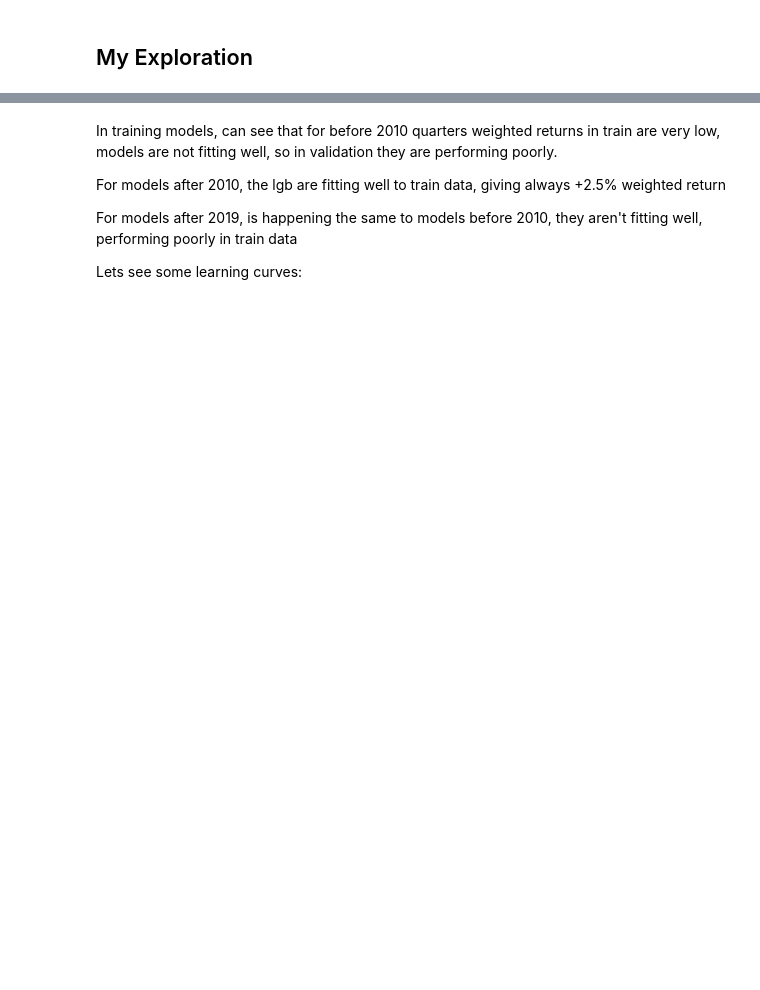
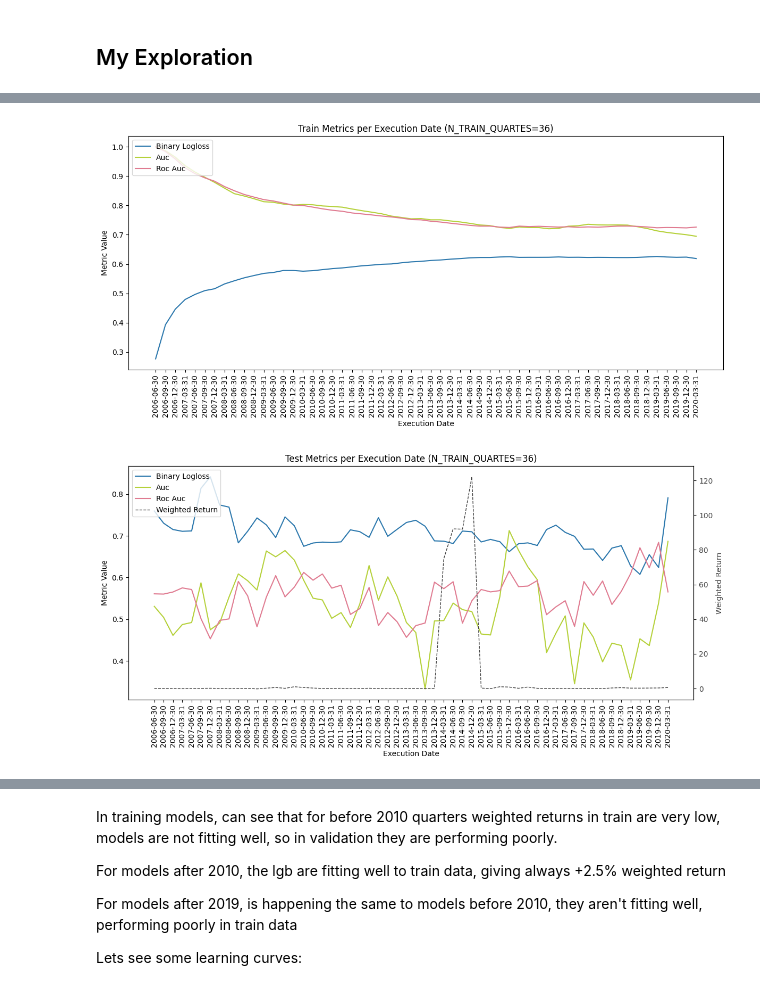
Before and after one commit to Riemann-def/zrive-ds, a Jupyter notebook: src/module_5/module5.ipynb, the cells around one changed output, grey strips where cells are left out. Saved outputs shown, nothing was run; the diff lists cells and outputs as text; code cells hidden in the pictures; blank space fills up the shorter version.

```diff
--- a/src/module_5/module5.ipynb
+++ b/src/module_5/module5.ipynb
@@ -301,0 +342,59 @@ def draw_feature_importance(model,top = 15):
+# %%
+def plot_metrics_over_time(
+    results_df,
+    metrics=["binary_logloss", "auc", "roc_auc"],
+    title="Metrics per Execution Date"
+):
+    plt.figure(figsize=(12, 6))
+    color_map = {"binary_logloss": "#2c78ad","auc": "#b5d13a","roc_auc": "#e07b91","weighted-return": "#3f3f3f"}
+    right_metric = "weighted-return" if "weighted-return" in metrics else None
+    left_metrics = [m for m in metrics if m != right_metric]
+
+    ax = plt.gca()
+    for metric in left_metrics:
+        ax.plot(
+            results_df["execution_date"],
+            results_df[metric],
+            label=metric.replace("_", " ").title(),
+            color=color_map.get(metric)
+        )
+    ax.set_xlabel("Execution Date")
+    ax.set_ylabel("Metric Value")
+    plt.xticks(rotation=90)
+
+    if right_metric:
+        ax2 = ax.twinx()
+        ax2.plot(
+            results_df["execution_date"],
+            results_df[right_metric],
+            label="Weighted Return",
+            color=color_map[right_metric],
+            linestyle="--",
+            linewidth=1
+        )
+        ax2.set_ylabel("Weighted Return", color=color_map[right_metric])
+        ax2.tick_params(axis='y', labelcolor=color_map[right_metric])
+        lines, labels = ax.get_legend_handles_labels()
+        lines2, labels2 = ax2.get_legend_handles_labels()
+        ax.legend(lines + lines2, labels + labels2, loc='upper left')
+    else:
+        ax.legend(loc='upper left')
+
+    plt.title(title)
+    plt.tight_layout()
+    plt.show()
+
+plot_metrics_over_time(
+    train_results_final_tree,
+    metrics=["binary_logloss", "auc", "roc_auc"],
+    title=f"Train Metrics per Execution Date (N_TRAIN_QUARTES={N_TRAIN_QUARTES})"
+)
+
+plot_metrics_over_time(
+    test_results_final_tree,
+    metrics=["binary_logloss", "auc", "roc_auc", "weighted-return"],
+    title=f"Test Metrics per Execution Date (N_TRAIN_QUARTES={N_TRAIN_QUARTES})"
+)
+# %% [output]
+[figure, added]
+[figure, added]
```
Also changed, not shown: parts of 51 cells of this notebook, 3 other files.
